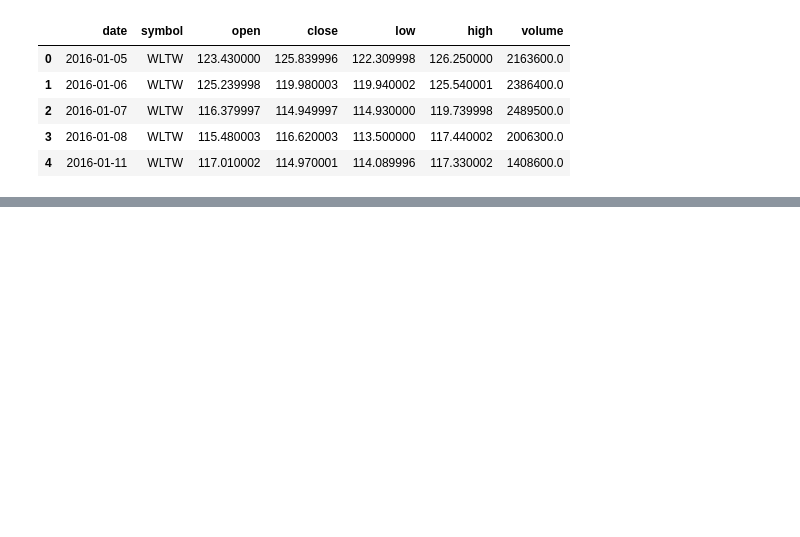
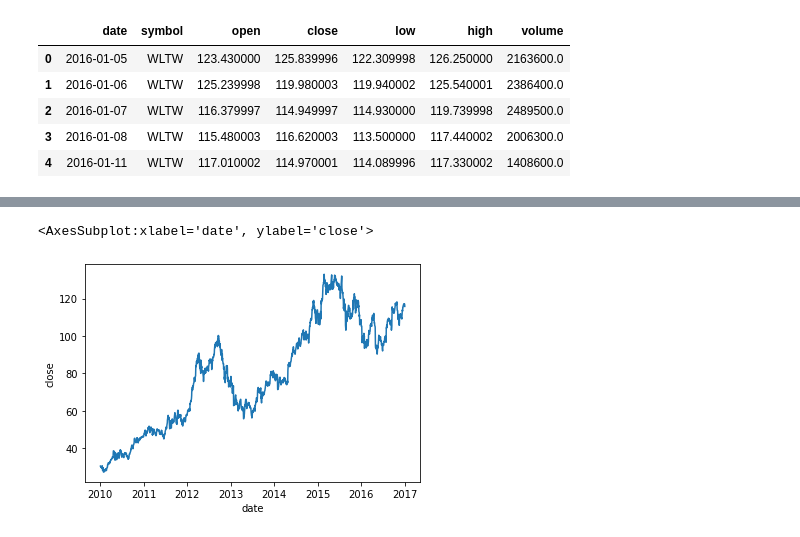
Before and after one commit to gihonglee/Stock_Analysis, a Jupyter notebook: main.ipynb, the cells around one changed output, grey strips where cells are left out. Saved outputs shown, nothing was run; the diff lists cells and outputs as text; code cells hidden in the pictures; blank space fills up the shorter version.

```diff
--- a/main.ipynb
+++ b/main.ipynb
@@ -51,0 +112,3 @@ df['date'].max()
+# %%
+df_apple['date'] = pd.to_datetime(df['date'], format = '%Y-%m')
+df_apple.head()
@@ -51,0 +127,4 @@ df['date'].max()
+# %%
+df_apple.index = df_apple['date']
+del df_apple['date']
+df_apple.head()
@@ -51,0 +147,5 @@ df['date'].max()
+# %%
+sns.lineplot(x=df_apple.index, y= df_apple['close'])
+# %% [output]
+<AxesSubplot:xlabel='date', ylabel='close'>
+[figure, added]
```
Also changed, not shown: parts of 26 cells of this notebook, 2 other files.
